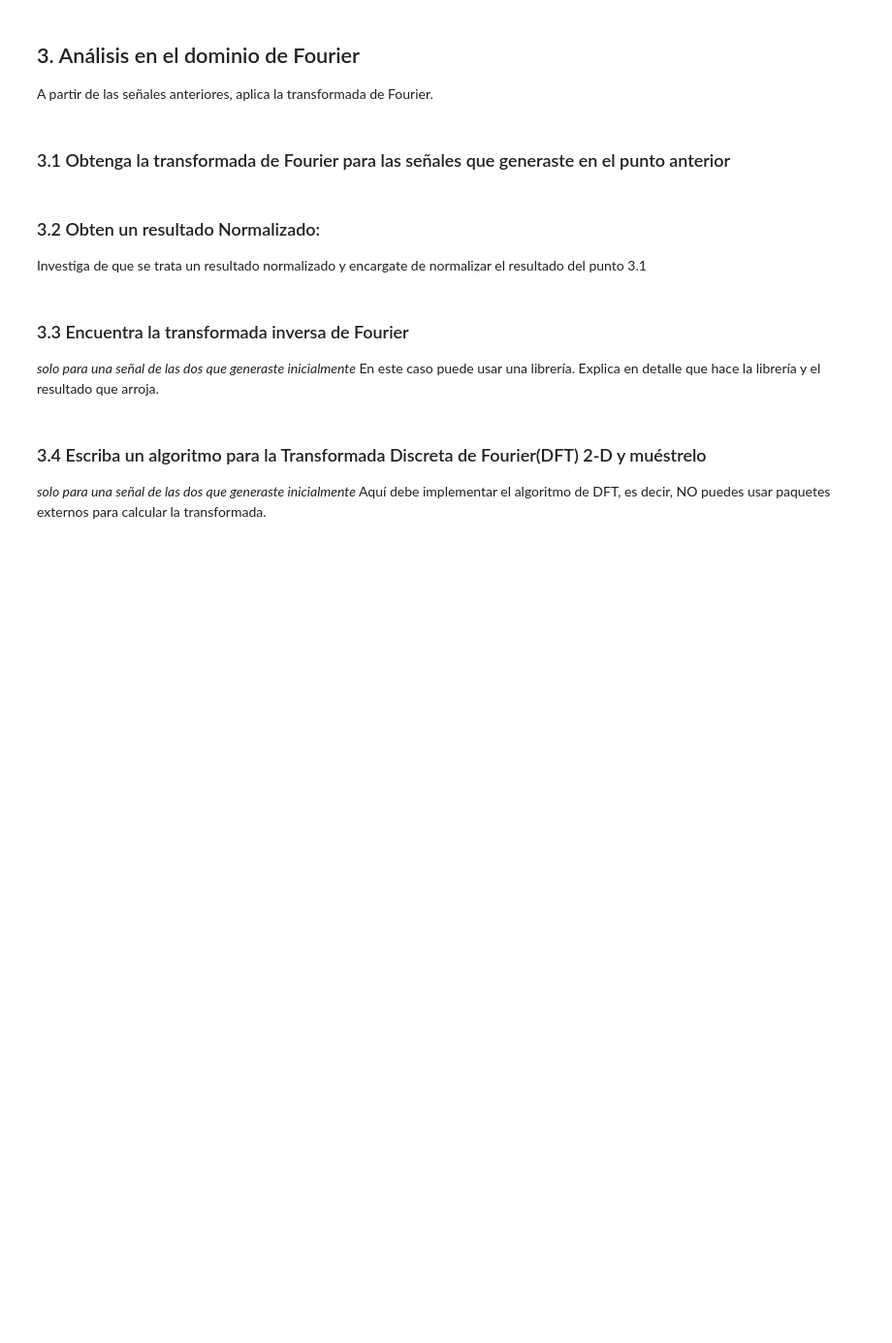
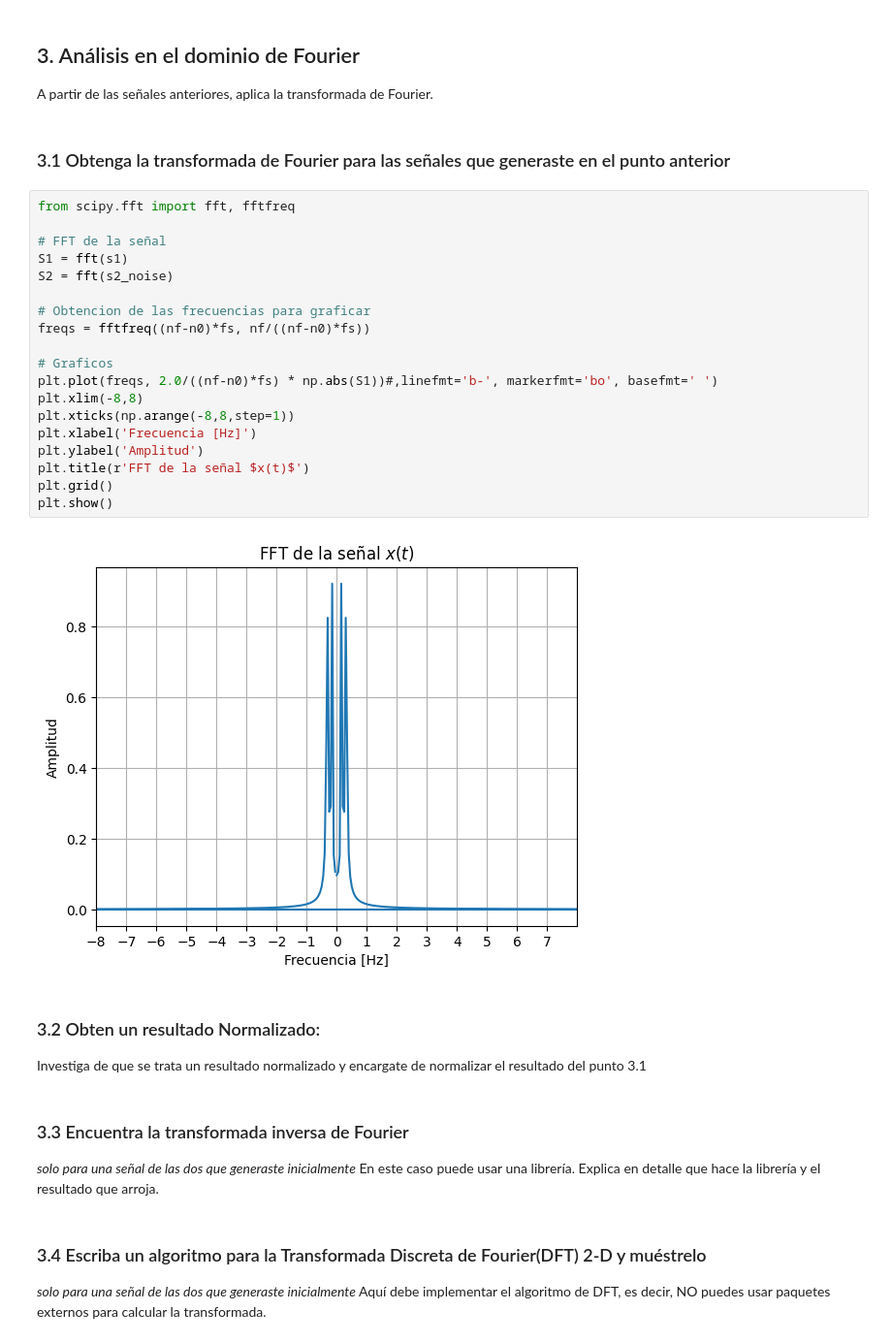
Before and after one commit to MatiasArmijo/Actividades-EIE-401-Matias-Armijo, a Jupyter notebook: actividad-3/Actividad_3_ArmijoMatias_204623155.ipynb, the cells around one changed output. Shown: that part at 97% size. Drawn from its saved outputs; the diff is of its cells as text; blank space fills up the shorter version.

```diff
--- a/actividad-3/Actividad_3_ArmijoMatias_204623155.ipynb
+++ b/actividad-3/Actividad_3_ArmijoMatias_204623155.ipynb
@@ -68,6 +91,27 @@ plt.show()
 A partir de las señales anteriores, aplica la transformada de Fourier.
 # %% [markdown]
 ### 3.1 Obtenga la transformada de Fourier para las señales que generaste en el  punto anterior
+# %%
+from scipy.fft import fft, fftfreq
+
+# FFT de la señal
+S1 = fft(s1)
+S2 = fft(s2_noise)
+
+# Obtencion de las frecuencias para graficar
+freqs = fftfreq((nf-n0)*fs, nf/((nf-n0)*fs))
+
+# Graficos
+plt.plot(freqs, 2.0/((nf-n0)*fs) * np.abs(S1))#,linefmt='b-', markerfmt='bo', basefmt=' ')
+plt.xlim(-8,8)
+plt.xticks(np.arange(-8,8,step=1))
+plt.xlabel('Frecuencia [Hz]')
+plt.ylabel('Amplitud')
+plt.title(r'FFT de la señal $x(t)$')
+plt.grid()
+plt.show()
+# %% [output]
+[figure, added]
 # %% [markdown]
 ### 3.2 Obten un resultado Normalizado:
 Investiga de que se trata un resultado normalizado y encargate de normalizar el resultado del punto 3.1
```
Also changed, not shown: parts of 2 cells of this notebook.
